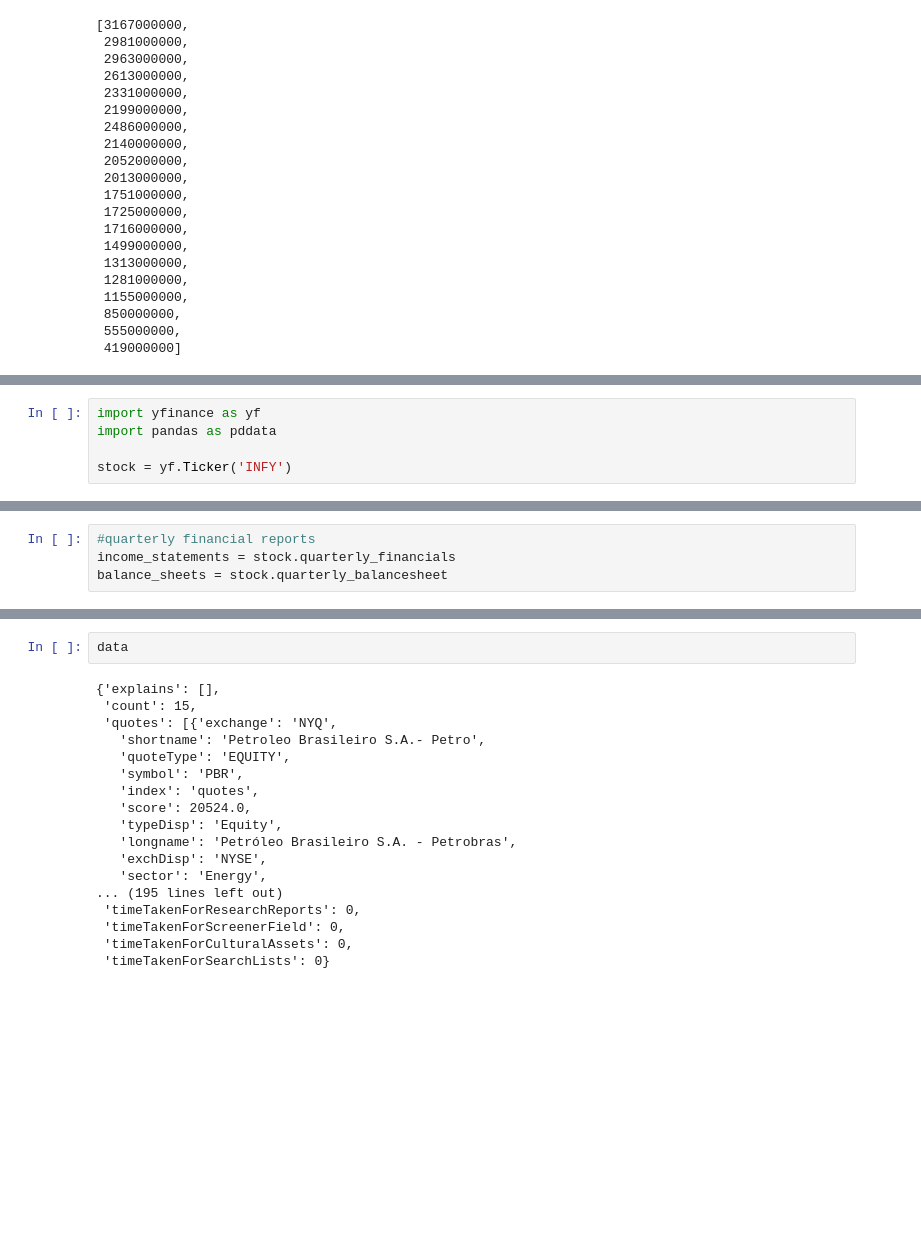
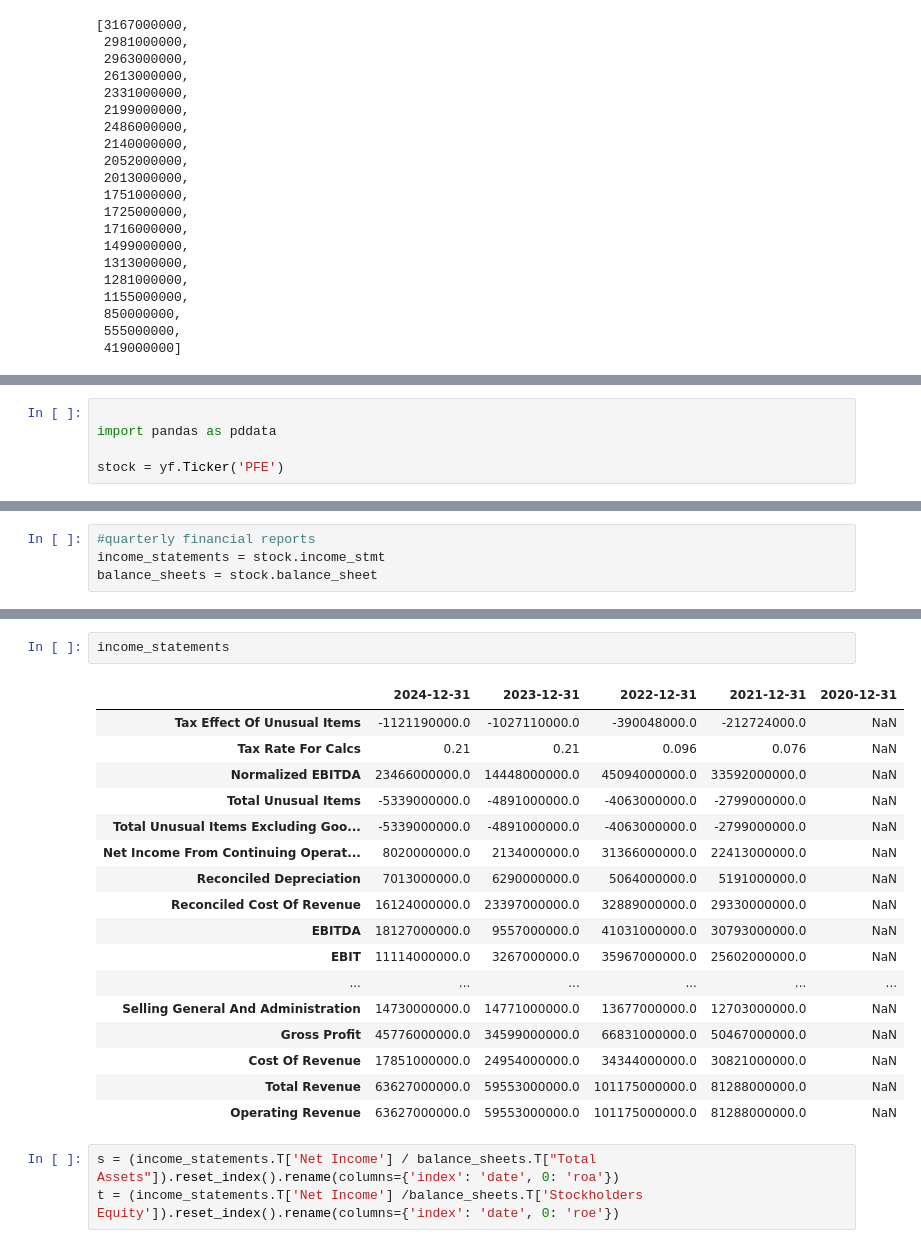
Before and after one commit to shiyun36/dsa3101, a Jupyter notebook: notebooks/database.ipynb, the cells around one changed output, grey strips where cells are left out. Drawn from its saved outputs; the diff is of its cells as text; blank space fills up the shorter version.

```diff
--- a/notebooks/database.ipynb
+++ b/notebooks/database.ipynb
@@ -648,7 +678,7 @@ test2 #net incomes
 # %%
-import yfinance as yf
+
 import pandas as pddata
 
-stock = yf.Ticker('INFY')
+stock = yf.Ticker('PFE')
 # %%
 #monthly_stock_prices
@@ -656,4 +718,4 @@ monthly_stock = stock.history(period="5y", interval="1mo")["Close"]
 # %%
 #quarterly financial reports
-income_statements = stock.quarterly_financials
-balance_sheets = stock.quarterly_balancesheet
+income_statements = stock.income_stmt
+balance_sheets = stock.balance_sheet
@@ -676,20 +722,23 @@ balance_sheets
-# %%
-data
-# %% [output]
-{'explains': [],
- 'count': 15,
- 'quotes': [{'exchange': 'NYQ',
-   'shortname': 'Petroleo Brasileiro S.A.- Petro',
-   'quoteType': 'EQUITY',
-   'symbol': 'PBR',
-   'index': 'quotes',
-   'score': 20524.0,
-   'typeDisp': 'Equity',
-   'longname': 'Petróleo Brasileiro S.A. - Petrobras',
-   'exchDisp': 'NYSE',
-   'sector': 'Energy',
-... (195 lines left out)
- 'timeTakenForResearchReports': 0,
- 'timeTakenForScreenerField': 0,
- 'timeTakenForCulturalAssets': 0,
- 'timeTakenForSearchLists': 0}
+# %%
+income_statements
+# %% [output]
+|  | 2024-12-31 | 2023-12-31 | 2022-12-31 | 2021-12-31 | 2020-12-31 |
+| Tax Effect Of Unusual Items | -1121190000.0 | -1027110000.0 | -390048000.0 | -212724000.0 | NaN |
+| Tax Rate For Calcs | 0.21 | 0.21 | 0.096 | 0.076 | NaN |
+| Normalized EBITDA | 23466000000.0 | 14448000000.0 | 45094000000.0 | 33592000000.0 | NaN |
+| Total Unusual Items | -5339000000.0 | -4891000000.0 | -4063000000.0 | -2799000000.0 | NaN |
+| Total Unusual Items Excluding Goo... | -5339000000.0 | -4891000000.0 | -4063000000.0 | -2799000000.0 | NaN |
+| Net Income From Continuing Operat... | 8020000000.0 | 2134000000.0 | 31366000000.0 | 22413000000.0 | NaN |
+| Reconciled Depreciation | 7013000000.0 | 6290000000.0 | 5064000000.0 | 5191000000.0 | NaN |
+| Reconciled Cost Of Revenue | 16124000000.0 | 23397000000.0 | 32889000000.0 | 29330000000.0 | NaN |
+| EBITDA | 18127000000.0 | 9557000000.0 | 41031000000.0 | 30793000000.0 | NaN |
+| EBIT | 11114000000.0 | 3267000000.0 | 35967000000.0 | 25602000000.0 | NaN |
+| ... | ... | ... | ... | ... | ... |
+| Selling General And Administration | 14730000000.0 | 14771000000.0 | 13677000000.0 | 12703000000.0 | NaN |
+| Gross Profit | 45776000000.0 | 34599000000.0 | 66831000000.0 | 50467000000.0 | NaN |
+| Cost Of Revenue | 17851000000.0 | 24954000000.0 | 34344000000.0 | 30821000000.0 | NaN |
+| Total Revenue | 63627000000.0 | 59553000000.0 | 101175000000.0 | 81288000000.0 | NaN |
+| Operating Revenue | 63627000000.0 | 59553000000.0 | 101175000000.0 | 81288000000.0 | NaN |
+# %%
+s = (income_statements.T['Net Income'] / balance_sheets.T["Total Assets"]).reset_index().rename(columns={'index': 'date', 0: 'roa'})
+t = (income_statements.T['Net Income'] /balance_sheets.T['Stockholders Equity']).reset_index().rename(columns={'index': 'date', 0: 'roe'})
```
Also changed, not shown: parts of 24 cells of this notebook, 4 other files.
